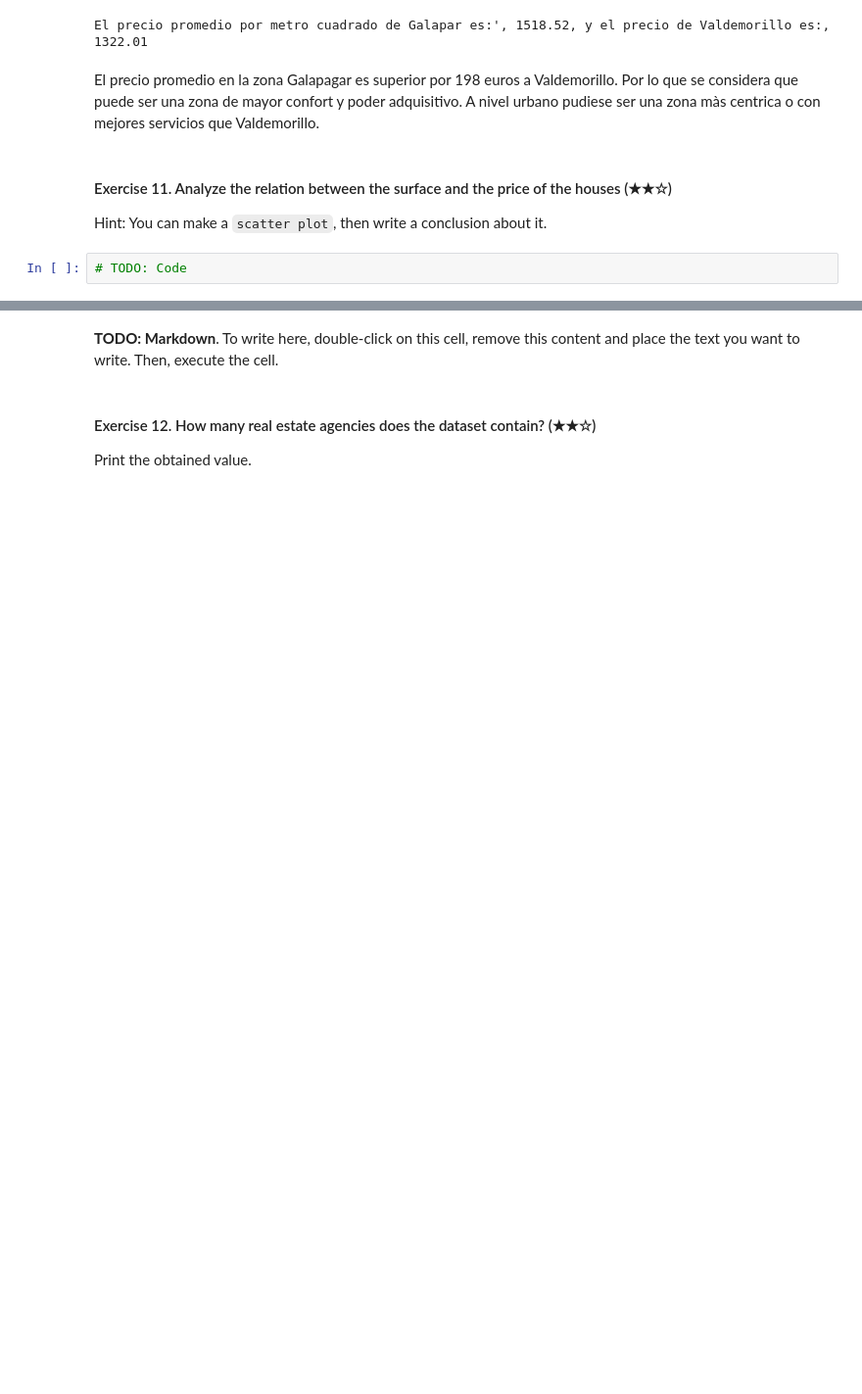
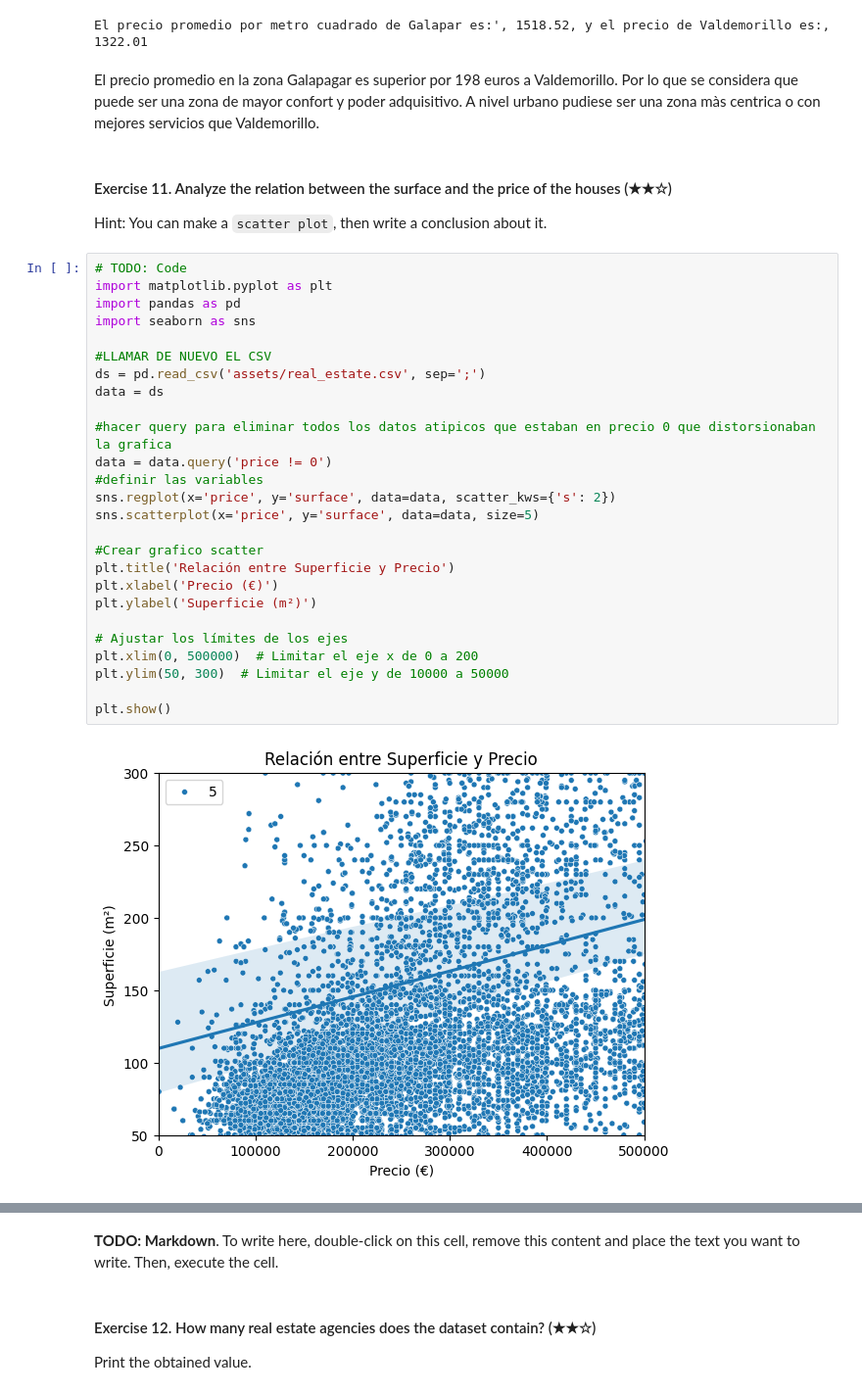
Before and after one commit to JATerminim/realestate-datacleanup-exercise, a Jupyter notebook: project.ipynb, the cells around one changed output, grey strips where cells are left out. Shown at 98% size. Saved outputs shown, nothing was run; the diff lists cells and outputs as text; blank space fills up the shorter version.

```diff
--- a/project.ipynb
+++ b/project.ipynb
@@ -282,3 +282,29 @@ El precio promedio en la zona Galapagar es superior por 198 euros a Valdemorillo
 Hint: You can make a `scatter plot`, then write a conclusion about it.
 # %%
 # TODO: Code
+import matplotlib.pyplot as plt
+import pandas as pd
+import seaborn as sns
+
+#LLAMAR DE NUEVO EL CSV
+ds = pd.read_csv('assets/real_estate.csv', sep=';')
+data = ds
+
+#hacer query para eliminar todos los datos atipicos que estaban en precio 0 que distorsionaban la grafica
+data = data.query('price != 0')
+#definir las variables
+sns.regplot(x='price', y='surface', data=data, scatter_kws={'s': 2})
+sns.scatterplot(x='price', y='surface', data=data, size=5)
+
+#Crear grafico scatter
+plt.title('Relación entre Superficie y Precio')
+plt.xlabel('Precio (€)')
+plt.ylabel('Superficie (m²)')
+
+# Ajustar los límites de los ejes
+plt.xlim(0, 500000)  # Limitar el eje x de 0 a 200
+plt.ylim(50, 300)  # Limitar el eje y de 10000 a 50000
+
+plt.show()
+# %% [output]
+[figure, added]
```
Also changed, not shown: parts of 13 cells of this notebook.
